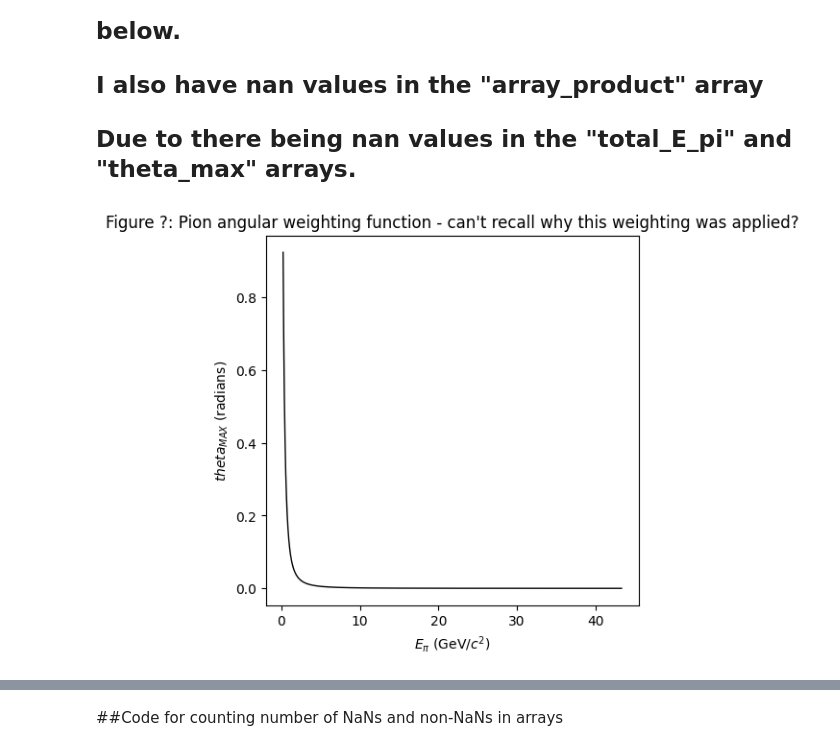
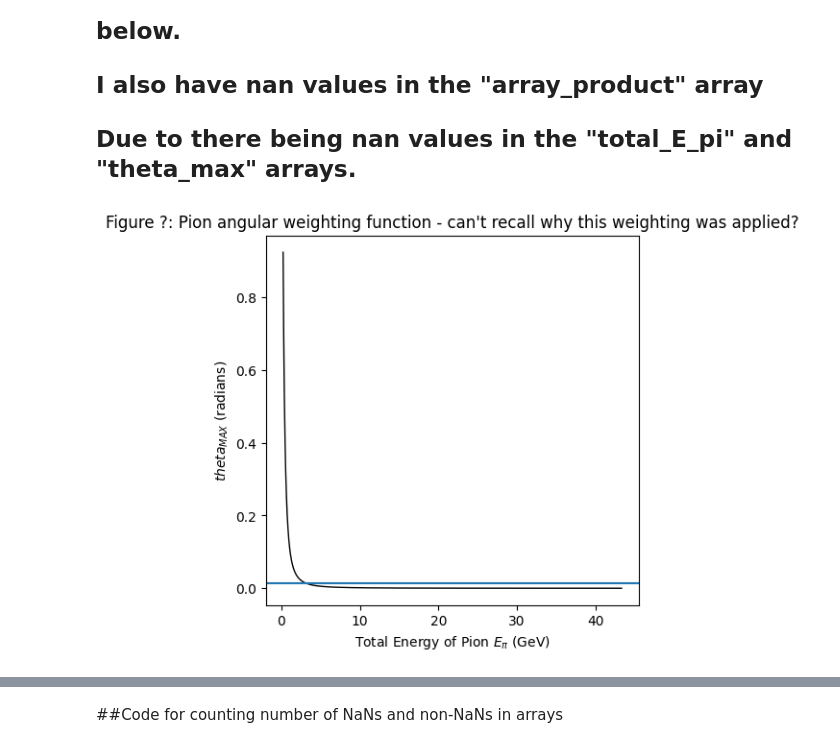
Before and after one commit to MrD0balina/Fourth-Year-Project---Neutrino-Oscillations, a Jupyter notebook: First_Notebook_SEM2_Consolidating_SEM_1_progress.ipynb, the cells around one changed output, grey strips where cells are left out. Saved outputs shown, nothing was run; the diff lists cells and outputs as text; code cells hidden in the pictures.

```diff
--- a/First_Notebook_SEM2_Consolidating_SEM_1_progress.ipynb
+++ b/First_Notebook_SEM2_Consolidating_SEM_1_progress.ipynb
@@ -505,32 +489,42 @@ theta = 0.00297     # Is this in degrees or radians?
 E_v = np.linspace( 0.1 , 10 , 10000000 )
 my_mean = 120           # Mean pion energy in NuMI beam
 my_std = 1.2            # An estimated standard deviation in the gaussian distribution of pion energies (NEED ACTUAL FIGURE - need information on )
 
 cos_theta_star = (  ( 1 - ( ( E_v ** 2 ) / ( E_v_star ** 2 ) ) * ( ( 1 / ( ( cos(theta) ) ** 2 ) ) - 1 ) ) ** ( 1 / 2 ) )
 
 total_E_pi = (  (m_pi * E_v )    /  (   E_v_star * ( 1 + cos_theta_star )  )   )
 
 relativistic_KE_pi =  (  ( ( total_E_pi ) ** 2 ) - ( ( m_pi ) ** 2 )  )
 
 gamma_array = ( ( relativistic_KE_pi / m_pi ) + 1 )
 
 beta_array = (  ( 1 - ( 1 / ( ( gamma_array ) ** 2 ) ) ) ** ( 1 / 2 )  )
 
 theta_max = np.arctan(  1 / (beta_array * gamma_array) )   ### Why did we call this theta max? The "An Off-Axis Neutrino Beam" document calls it "theta characteristic" or theta_{c}.
 
+
+
+
+## define a functiuon that gives the multiplication factor based on the enrergy of the pion.  Call function later when using it.
+
+
+
 f = plt.figure()
 f.set_figwidth(5)
 f.set_figheight(5)
 
 # plt.scatter(   x = total_E_pi   ,   y = theta_max   ,   c = "green" , s = 5 )
 
 plt.plot(  total_E_pi  , theta_max  , color = "black" , label =  "interpolate.interp1d() quadratic" , linewidth = 1  )
 
-plt.xlabel(r"$E_{\pi}$ (GeV/$c^2$)")
+plt.xlabel(r"Total Energy of Pion $E_{\pi}$ (GeV)")
 plt.ylabel(r"$theta_{MAX}$ (radians)")
+
+plt.axhline( y = 0.0146)
+
 
 plt.title("\n".join(wrap(r"Figure ?: Pion angular weighting function - can't recall why this weighting was applied?" , 120 ) ) )
 
 plt.show()
 # %% [output]
-[figure, old version]
+[figure, new version]
```
Also changed, not shown: parts of 23 cells of this notebook.
